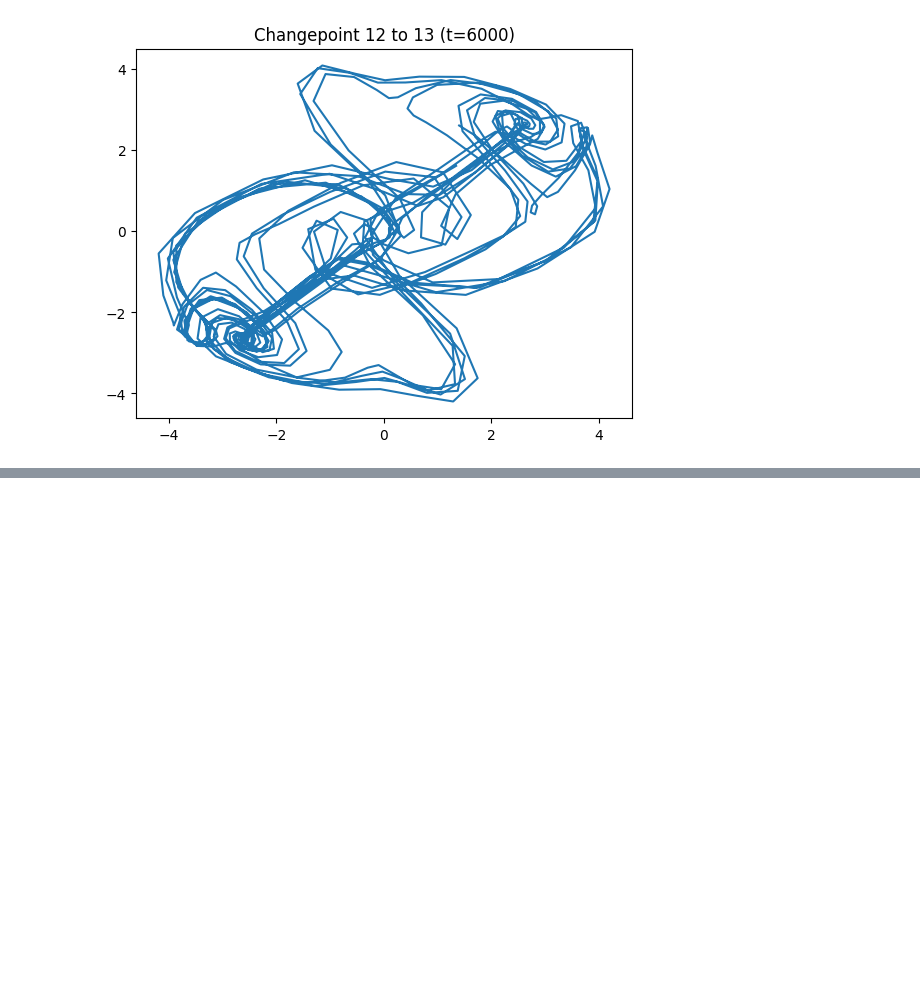
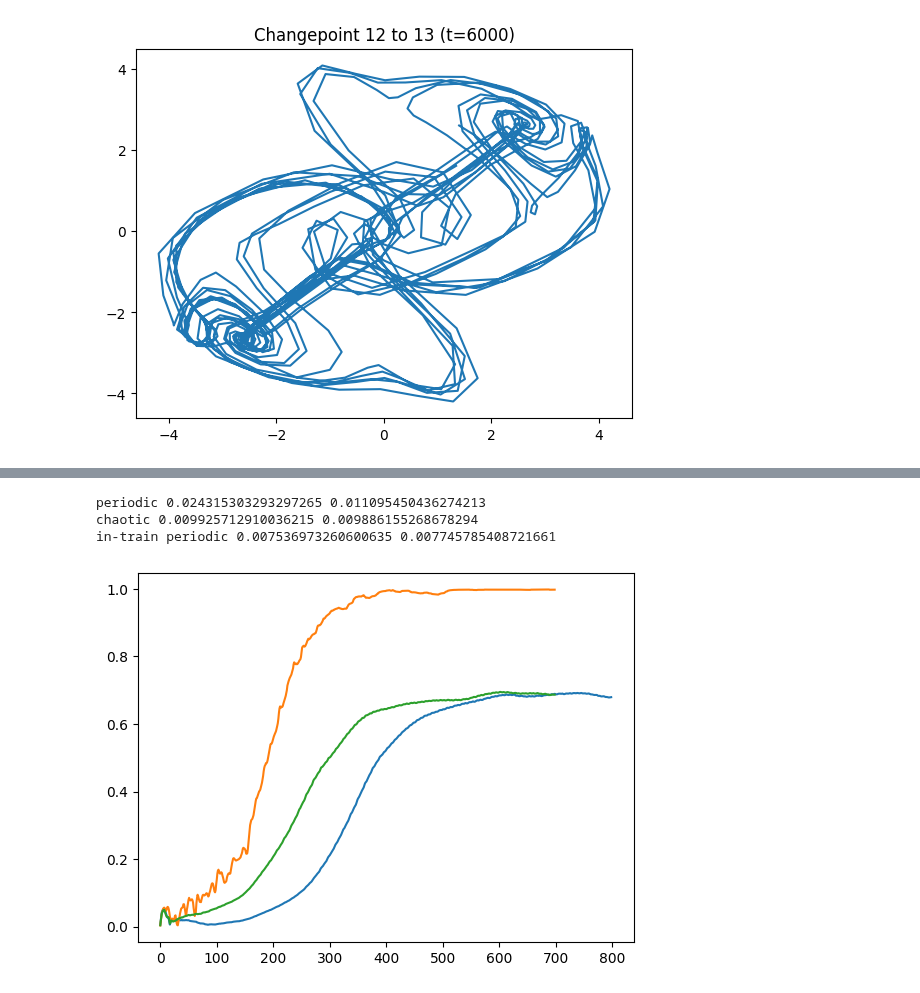
Before and after one commit to losertlab/rhythmic_sharing, a Jupyter notebook: src/Test Thomas Equations.ipynb, the cells around one changed output, grey strips where cells are left out. Cells and saved outputs as stored; diff of their text form; code cells hidden in the pictures; blank space fills up the shorter version.

```diff
--- a/src/Test Thomas Equations.ipynb
+++ b/src/Test Thomas Equations.ipynb
@@ -0,0 +47,21 @@
+# %%
+for lc in np.linspace(1, 1.5, 5):
+    for x in [-0.5, 0, 0.5, 1]:
+        net = SpikingNetwork(input_dims=3, num_nodes=100, average_degree_nodes=10,
+                             omega0=0.1, link_coupling=lc, coupling_I_max=10, subtract_dc=True)
+        net.node_states[:] = x
+        drive = net.incidence_T @ ((net.node_states + 1) / 2) / net.incidence_norm
+        gain = net.link_coupling * (net.epsilon1 + net.epsilon2 * drive)
+        hist, clip = [], []
+        for _ in range(600):
+            v = net.link_states[:, 0]
+            raw = gain * (net.link_adj_matrix.dot(v) / net.link_adj_norm - v)
+            clip.append(np.mean(np.abs(raw) >= net.coupling_I_max))
+            net.advance_links(save_history=False)
+            hist.append(np.copy(net.link_phase))
+        R = np.abs(np.mean(np.exp(1j * np.asarray(hist)), axis=1))
+        ph = np.unwrap(np.asarray(hist), axis=0)
+        freq = (ph[-1] - ph[-101]) / 100
+        plateau = R[-50:].mean()
+        t_half = int(np.argmax(R >= 0.5 * plateau))
+        print(lc, x, round(plateau, 3), t_half, round(np.mean(clip), 3), round(freq.std() / freq.mean(), 3))
@@ -142,0 +388,21 @@ Getting initial frozen phase: 0.00% undefined
+# %%
+def one_step_error(net, data, warmup, freeze):
+    net.reset_initial_states(); net.reset_history()
+    for t in range(warmup):
+        net.advance(data[:, t])
+    net.frozen = freeze                       # True: hold links; False: links keep running
+    errs = []
+    for t in range(warmup, data.shape[1] - 1):
+        net.advance(data[:, t], freezing=freeze)
+        errs.append(np.sum((net.output_weights @ net.node_states - data[:, t + 1])**2))
+    return np.mean(errs)
+
+for name, seg in [("periodic", train_input[:, 3400:4200]), ("chaotic", train_input[:, 6000:6700]), ("in-train periodic", train_input[:, 500:1200])]:
+    print(name, one_step_error(network, seg, 500, True), one_step_error(network, seg, 500, False))
+    plt.plot(np.asarray(network.get_global_parameters())[0], label=name)
+plt.show()
+# %% [output]
+periodic 0.024315303293297265 0.011095450436274213
+chaotic 0.009925712910036215 0.009886155268678294
+in-train periodic 0.007536973260600635 0.007745785408721661
+[figure, added]
```
Also changed, not shown: parts of 13 cells of this notebook, 2 other files.
